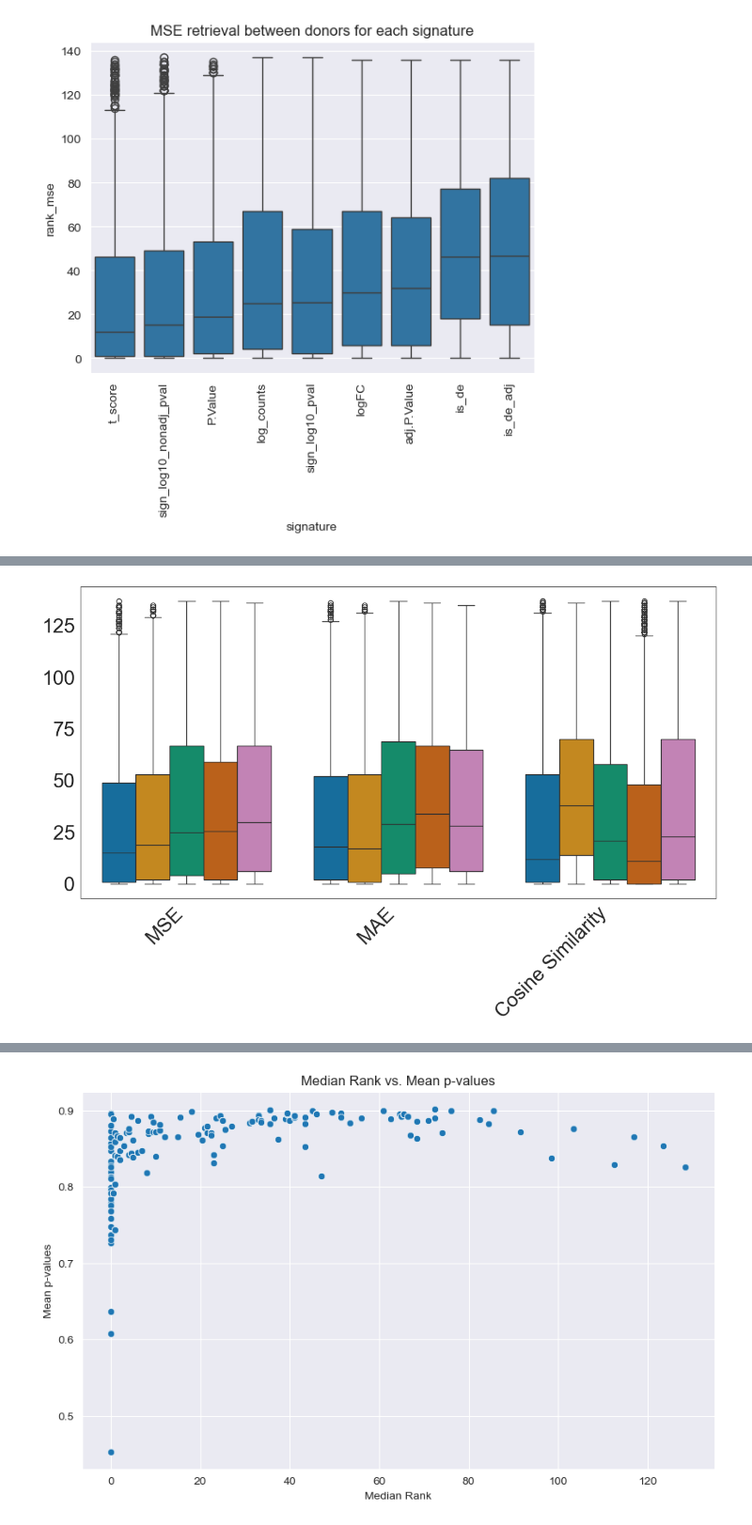
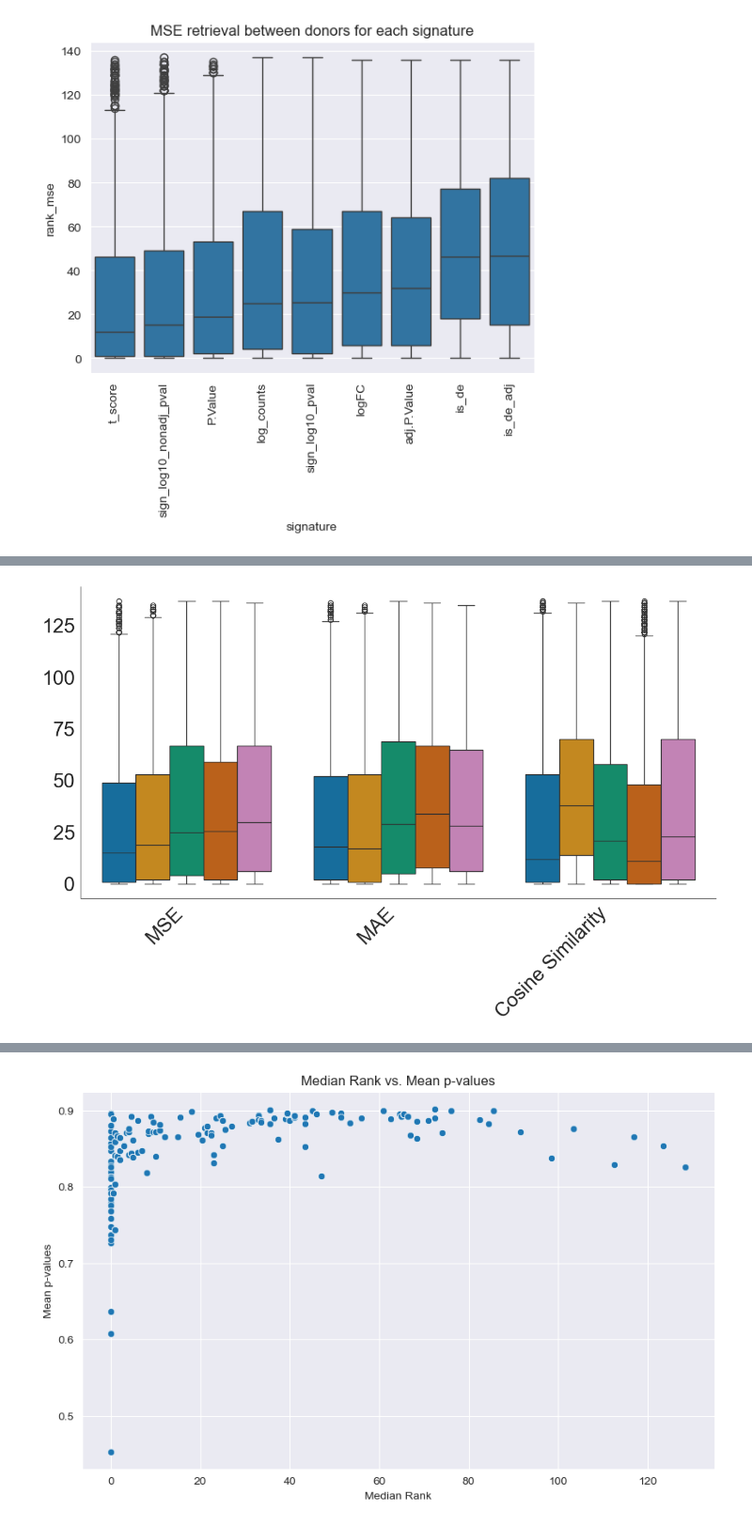
Before and after one commit to theislab/task-dge-perturbation-prediction-analysis, a Jupyter notebook: representation_analysis/representation_analysis.ipynb, the cells around one changed output, grey strips where cells are left out. Shown at 94% size. Saved outputs shown, nothing was run; the diff lists cells and outputs as text; code cells hidden in the pictures.

```diff
--- a/representation_analysis/representation_analysis.ipynb
+++ b/representation_analysis/representation_analysis.ipynb
@@ -191,18 +195,20 @@ palette = sns.color_palette("colorblind")
 # %%
 df_melted = ranks_subset.melt(id_vars=['Signature', 'cell_type', 'donor_id_1', 'donor_id_2', 'sm_name'],
                     value_vars=['rank_mse', 'rank_mae', 'rank_cosine'],
                     var_name='Metric', value_name='Rank')
 plt.rcParams.update({'font.size': 24})
 plt.figure(figsize=(12, 8))
 ax = sns.boxplot(data=df_melted, x='Metric', y='Rank', hue='Signature', hue_order=ordered_signatures[:-2], palette=palette)
 labels = ['MSE', 'MAE', 'Cosine Similarity']
 plt.xticks(rotation=45, ha='right', labels=labels, ticks=ax.get_xticks())
 plt.legend(title='Signature', bbox_to_anchor=(1.05, 1), loc='upper left')
 ax.set_xlabel('')
 ax.set_ylabel('')
+ax.spines["top"].set_visible(False)
+ax.spines["right"].set_visible(False)
 ax.get_legend().remove()
 plt.tight_layout()
-plt.savefig("metrics_across_signatures.svg")
+plt.savefig("metrics_across_signatures.svg", transparent=True)
 plt.show()
 # %% [output]
-[figure, old version]
+[figure, new version]
```
Also changed, not shown: parts of 3 cells of this notebook, 1 other file.
